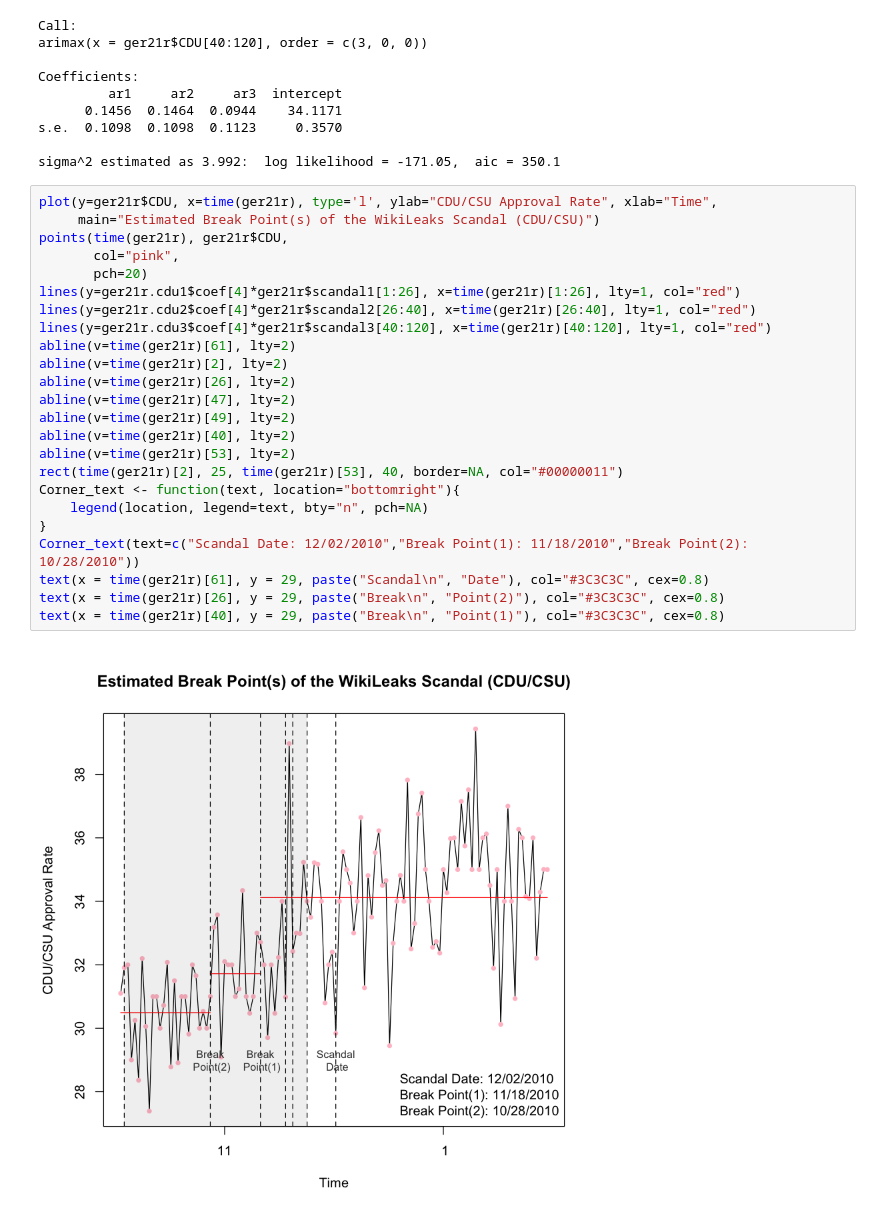
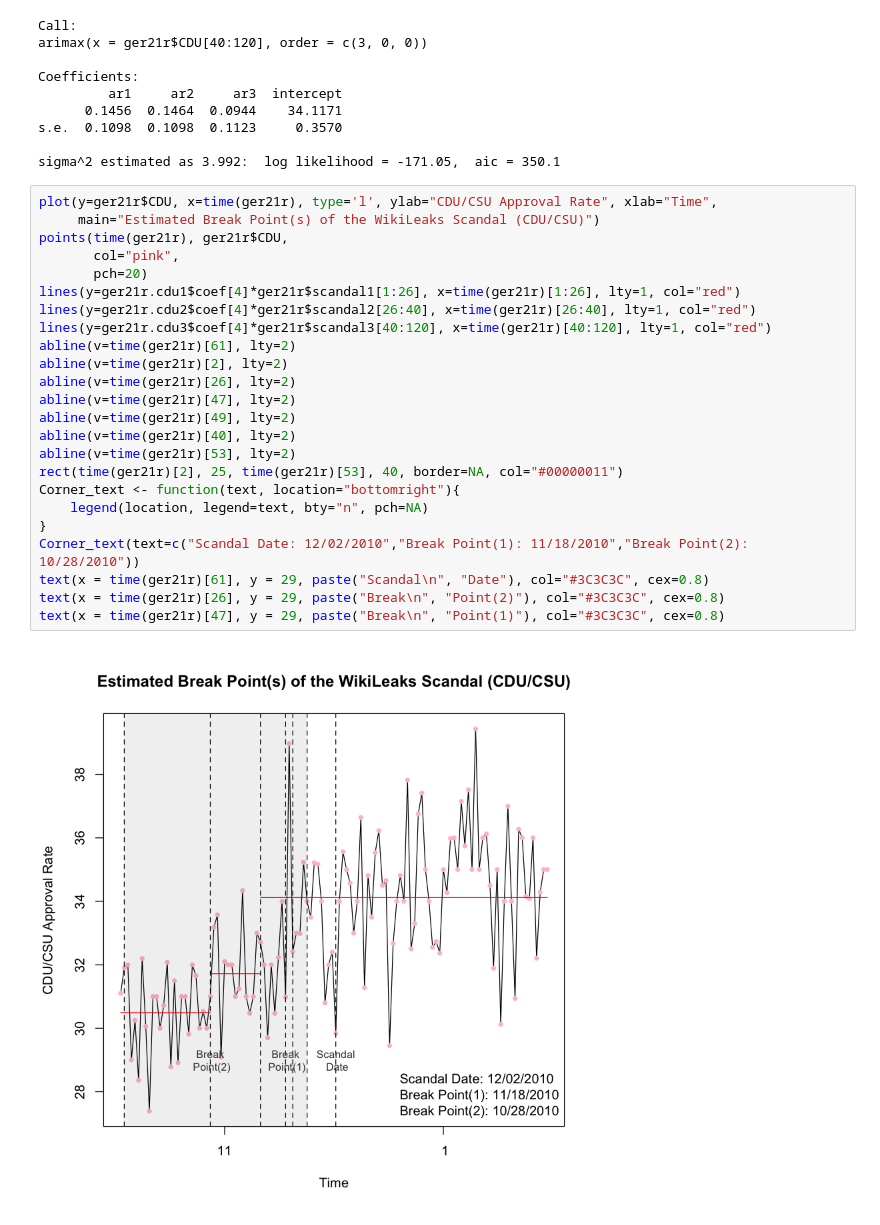
Before and after one commit to tzuliu/Do-Scandals-Matter-An-Interrupted-Time-Series-Design-on-Three-Cases, a Jupyter notebook: R Files/German(CDU)2M1.R.ipynb, the cells around one changed output. Saved outputs shown, nothing was run; the diff lists cells and outputs as text.

```diff
--- a/R Files/German(CDU)2M1.R.ipynb
+++ b/R Files/German(CDU)2M1.R.ipynb
@@ -283,26 +283,26 @@ sigma^2 estimated as 3.992:  log likelihood = -171.05,  aic = 350.1
 # %%
 plot(y=ger21r$CDU, x=time(ger21r), type='l', ylab="CDU/CSU Approval Rate", xlab="Time",
 	 main="Estimated Break Point(s) of the WikiLeaks Scandal (CDU/CSU)")
 points(time(ger21r), ger21r$CDU,
        col="pink",
        pch=20)
 lines(y=ger21r.cdu1$coef[4]*ger21r$scandal1[1:26], x=time(ger21r)[1:26], lty=1, col="red")
 lines(y=ger21r.cdu2$coef[4]*ger21r$scandal2[26:40], x=time(ger21r)[26:40], lty=1, col="red")
 lines(y=ger21r.cdu3$coef[4]*ger21r$scandal3[40:120], x=time(ger21r)[40:120], lty=1, col="red")
 abline(v=time(ger21r)[61], lty=2)
 abline(v=time(ger21r)[2], lty=2)
 abline(v=time(ger21r)[26], lty=2)
 abline(v=time(ger21r)[47], lty=2)
 abline(v=time(ger21r)[49], lty=2)
 abline(v=time(ger21r)[40], lty=2)
 abline(v=time(ger21r)[53], lty=2)
 rect(time(ger21r)[2], 25, time(ger21r)[53], 40, border=NA, col="#00000011")
 Corner_text <- function(text, location="bottomright"){
 	legend(location, legend=text, bty="n", pch=NA)
 }
 Corner_text(text=c("Scandal Date: 12/02/2010","Break Point(1): 11/18/2010","Break Point(2): 10/28/2010"))
 text(x = time(ger21r)[61], y = 29, paste("Scandal\n", "Date"), col="#3C3C3C", cex=0.8)
 text(x = time(ger21r)[26], y = 29, paste("Break\n", "Point(2)"), col="#3C3C3C", cex=0.8)
-text(x = time(ger21r)[40], y = 29, paste("Break\n", "Point(1)"), col="#3C3C3C", cex=0.8)
+text(x = time(ger21r)[47], y = 29, paste("Break\n", "Point(1)"), col="#3C3C3C", cex=0.8)
 # %% [output]
-[figure, old version]
+[figure, new version]
```
Also changed, not shown: parts of 2 cells of this notebook.
